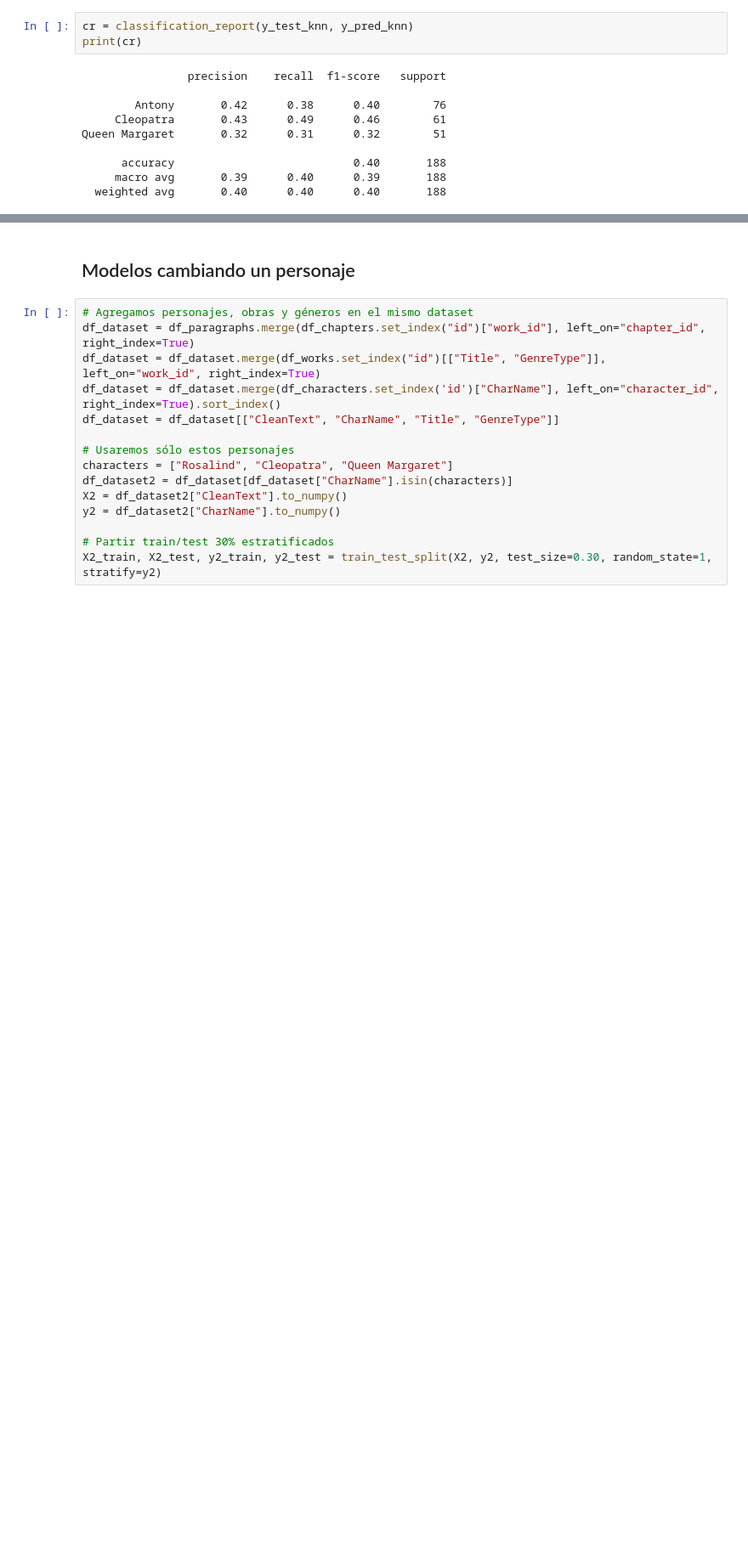
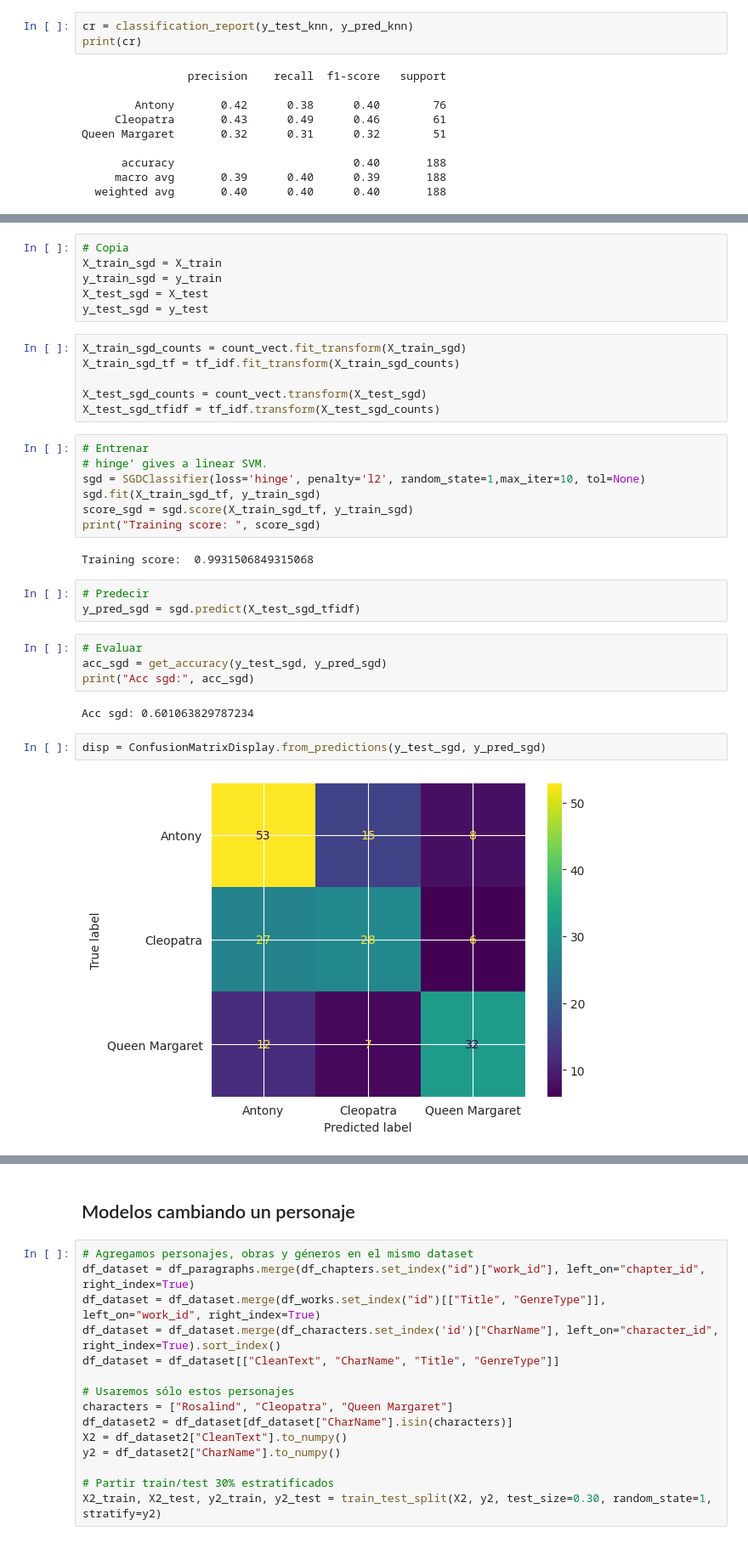
Before and after one commit to luchymd89/introcd, a Jupyter notebook: Tarea_2/shakespeare_tarea_2.ipynb, the cells around one changed output, grey strips where cells are left out. Shown at 85% size. Saved outputs shown, nothing was run; the diff lists cells and outputs as text; blank space fills up the shorter version.

```diff
--- a/Tarea_2/shakespeare_tarea_2.ipynb
+++ b/Tarea_2/shakespeare_tarea_2.ipynb
@@ -847,0 +844,34 @@ X_test_knn_nca_tfidf = tf_idf.transform(X_test_knn_counts)
+# %%
+# Copia
+X_train_sgd = X_train
+y_train_sgd = y_train
+X_test_sgd = X_test
+y_test_sgd = y_test
+# %%
+X_train_sgd_counts = count_vect.fit_transform(X_train_sgd)
+X_train_sgd_tf = tf_idf.fit_transform(X_train_sgd_counts)
+
+X_test_sgd_counts = count_vect.transform(X_test_sgd)
+X_test_sgd_tfidf = tf_idf.transform(X_test_sgd_counts)
+# %%
+# Entrenar
+# hinge’ gives a linear SVM.
+sgd = SGDClassifier(loss='hinge', penalty='l2', random_state=1,max_iter=10, tol=None)
+sgd.fit(X_train_sgd_tf, y_train_sgd)
+score_sgd = sgd.score(X_train_sgd_tf, y_train_sgd)
+print("Training score: ", score_sgd)
+# %% [output]
+Training score:  0.9931506849315068
+# %%
+# Predecir
+y_pred_sgd = sgd.predict(X_test_sgd_tfidf)
+# %%
+# Evaluar
+acc_sgd = get_accuracy(y_test_sgd, y_pred_sgd)
+print("Acc sgd:", acc_sgd)
+# %% [output]
+Acc sgd: 0.601063829787234
+# %%
+disp = ConfusionMatrixDisplay.from_predictions(y_test_sgd, y_pred_sgd)
+# %% [output]
+[figure, added]
```
Also changed, not shown: parts of 16 cells of this notebook.
